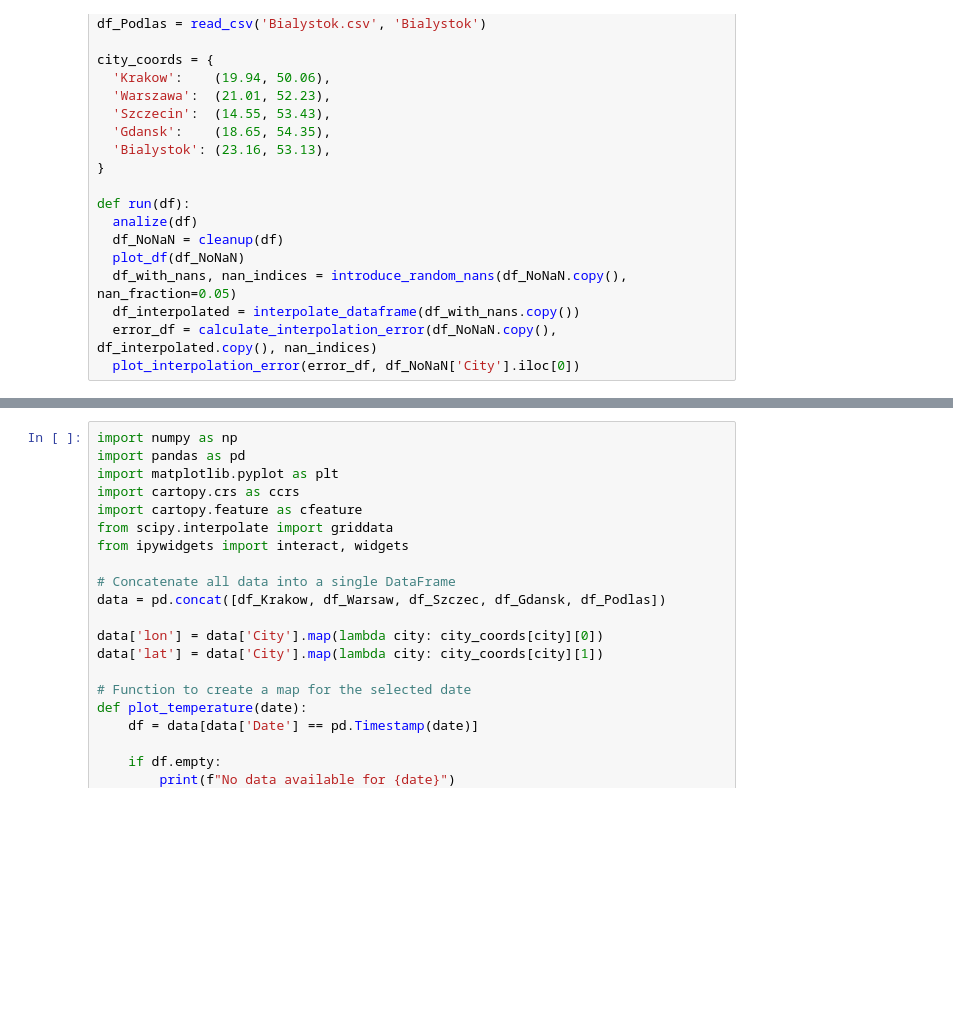
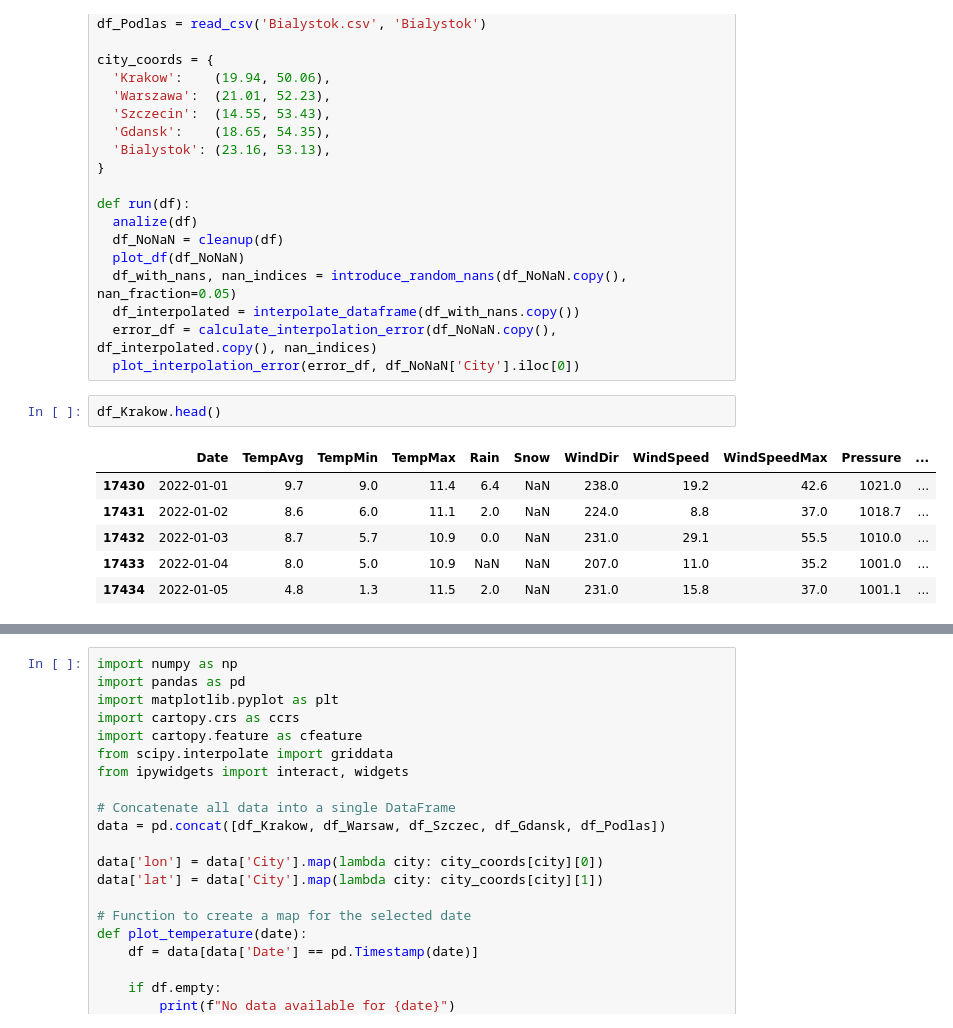
Before and after one commit to Twarug/AGH-NumericalMethods-Project, a Jupyter notebook: main.ipynb, the cells around one changed output, grey strips where cells are left out. Saved outputs shown, nothing was run; the diff lists cells and outputs as text; blank space fills up the shorter version.

```diff
--- a/main.ipynb
+++ b/main.ipynb
@@ -225,3 +244,12 @@ def run(df):
   df_interpolated = interpolate_dataframe(df_with_nans.copy())
   error_df = calculate_interpolation_error(df_NoNaN.copy(), df_interpolated.copy(), nan_indices)
   plot_interpolation_error(error_df, df_NoNaN['City'].iloc[0])
+# %%
+df_Krakow.head()
+# %% [output]
+|  | Date | TempAvg | TempMin | TempMax | Rain | Snow | WindDir | WindSpeed | WindSpeedMax | Pressure | ... |
+| 17430 | 2022-01-01 | 9.7 | 9.0 | 11.4 | 6.4 | NaN | 238.0 | 19.2 | 42.6 | 1021.0 | ... |
+| 17431 | 2022-01-02 | 8.6 | 6.0 | 11.1 | 2.0 | NaN | 224.0 | 8.8 | 37.0 | 1018.7 | ... |
+| 17432 | 2022-01-03 | 8.7 | 5.7 | 10.9 | 0.0 | NaN | 231.0 | 29.1 | 55.5 | 1010.0 | ... |
+| 17433 | 2022-01-04 | 8.0 | 5.0 | 10.9 | NaN | NaN | 207.0 | 11.0 | 35.2 | 1001.0 | ... |
+| 17434 | 2022-01-05 | 4.8 | 1.3 | 11.5 | 2.0 | NaN | 231.0 | 15.8 | 37.0 | 1001.1 | ... |
```
Also changed, not shown: parts of 8 cells of this notebook.
